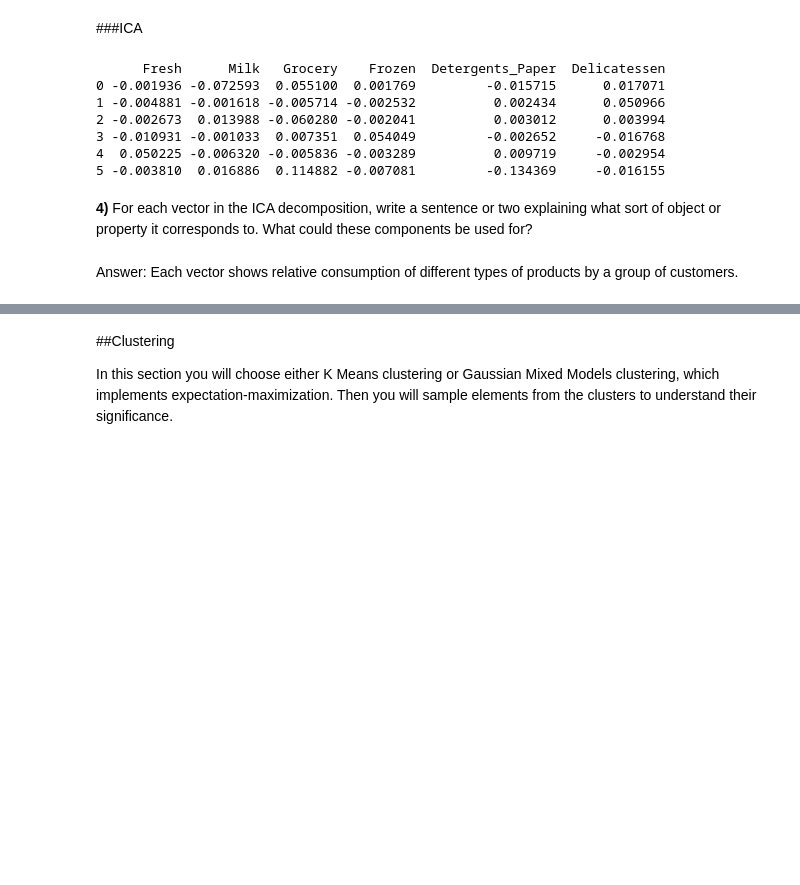
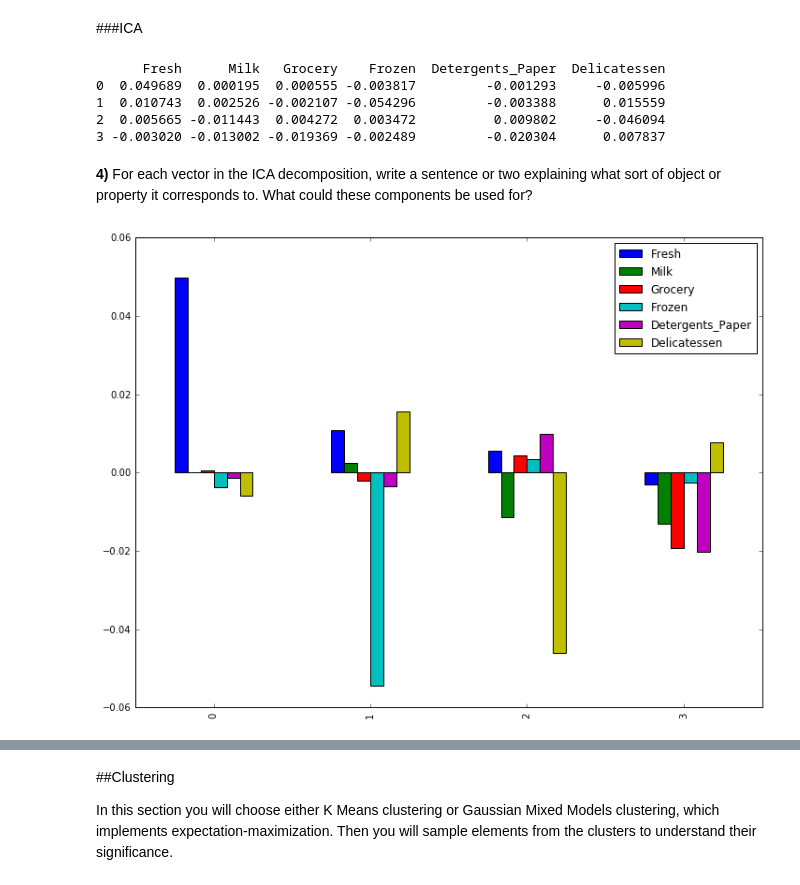
Before and after one commit to FedorSulaev/P3CreatingCustomerSegments, a Jupyter notebook: customer_segments.ipynb, the cells around one changed output, grey strips where cells are left out. Cells and saved outputs as stored; diff of their text form; code cells hidden in the pictures; blank space fills up the shorter version.

Commit message:
Q4, ICA plot

```diff
--- a/customer_segments.ipynb
+++ b/customer_segments.ipynb
@@ -106,7 +106,7 @@ In this case the first component gives higher weight to "Grocery", "Milk" and "D
 # Note: Adjust the data to have center at the origin first!
 from sklearn.decomposition import FastICA
 
-ica = FastICA(n_components=6, random_state=777)
+ica = FastICA(n_components=4, random_state=777)
 ica.fit(data_scaled)
 
 # Print the independent components
@@ -116,14 +116,13 @@ ica_components.columns = ["Fresh", "Milk", "Grocery", "Frozen",
 print ica_components
 # %% [output]
       Fresh      Milk   Grocery    Frozen  Detergents_Paper  Delicatessen
-0 -0.001936 -0.072593  0.055100  0.001769         -0.015715      0.017071
-1 -0.004881 -0.001618 -0.005714 -0.002532          0.002434      0.050966
-2 -0.002673  0.013988 -0.060280 -0.002041          0.003012      0.003994
-3 -0.010931 -0.001033  0.007351  0.054049         -0.002652     -0.016768
-4  0.050225 -0.006320 -0.005836 -0.003289          0.009719     -0.002954
-5 -0.003810  0.016886  0.114882 -0.007081         -0.134369     -0.016155
+0  0.049689  0.000195  0.000555 -0.003817         -0.001293     -0.005996
+1  0.010743  0.002526 -0.002107 -0.054296         -0.003388      0.015559
+2  0.005665 -0.011443  0.004272  0.003472          0.009802     -0.046094
+3 -0.003020 -0.013002 -0.019369 -0.002489         -0.020304      0.007837
 # %% [markdown]
 **4)** For each vector in the ICA decomposition, write a sentence or two explaining what sort of object or property it corresponds to. What could these components be used for?
-# %% [markdown]
-Answer:
-Each vector shows relative consumption of different types of products by a group of customers.
+# %%
+ax = ica_components.plot(kind="bar")
+# %% [output]
+[figure, added]
```
Also changed, not shown: parts of 1 cell of this notebook.
